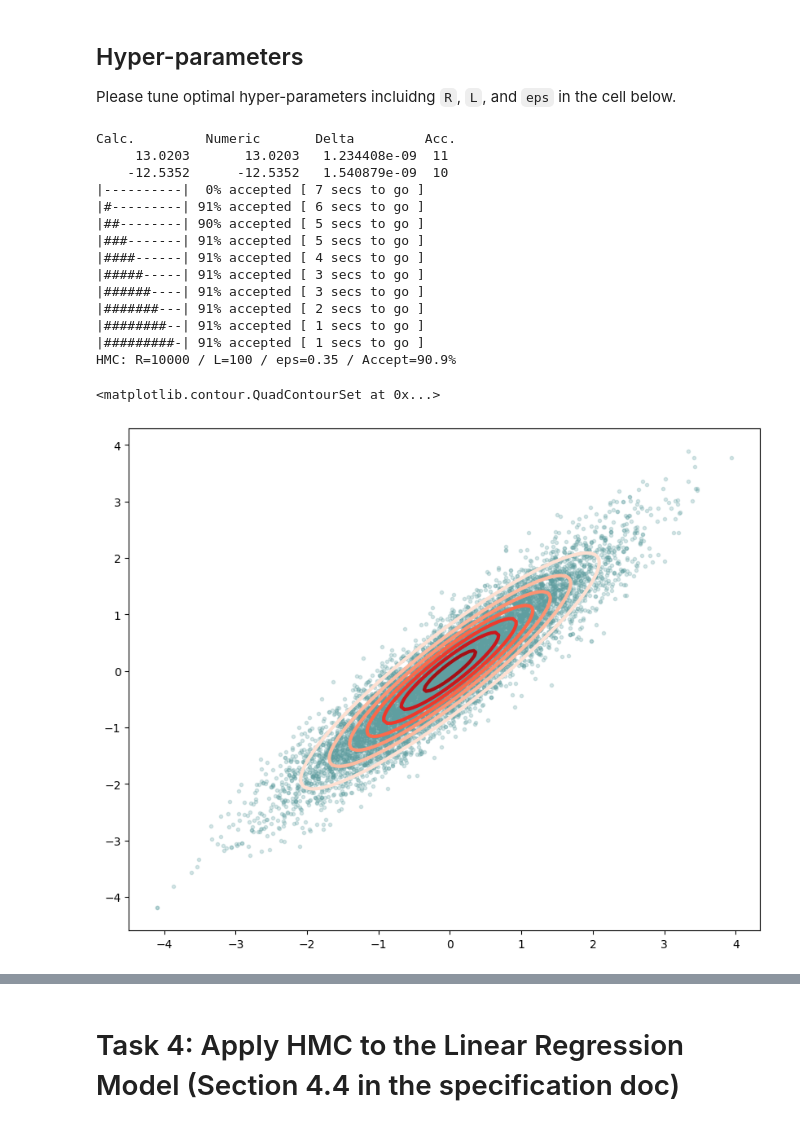
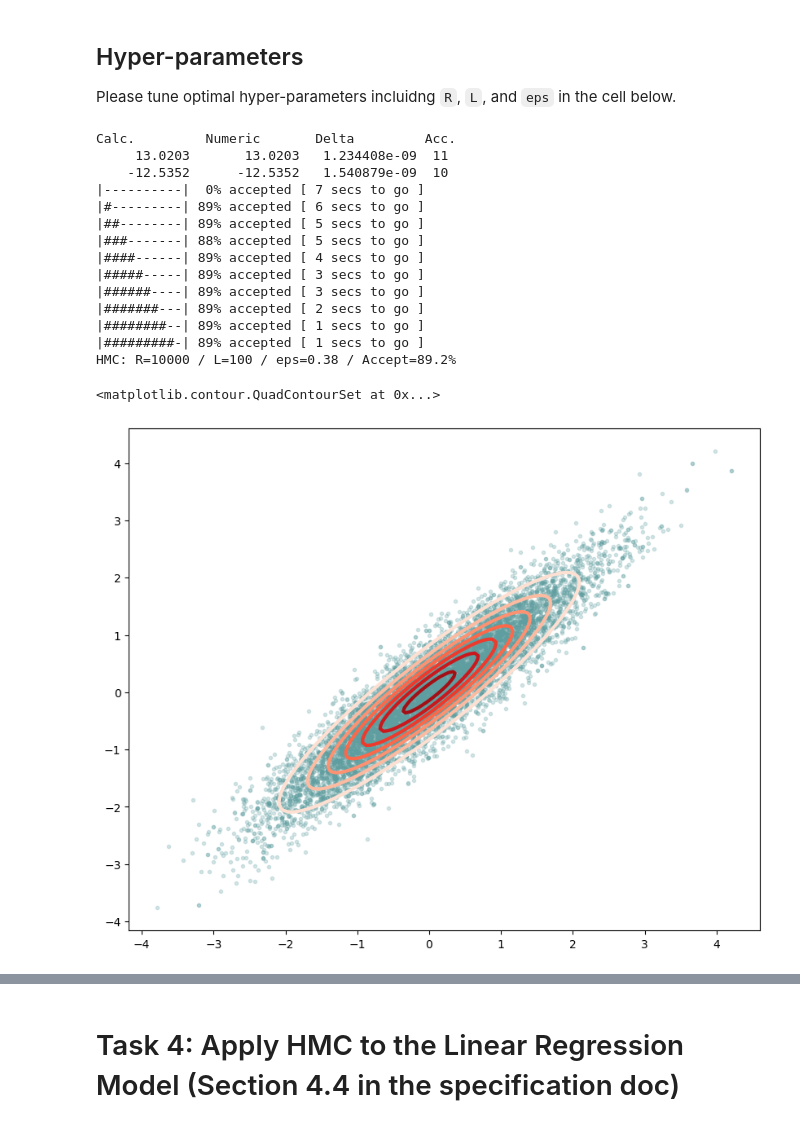
Before and after one commit to rwitobaansheikh/Bayesian_Final_project, a Jupyter notebook: CM50268 BML Final Project 2024/CM50268 BML_Final_Project.ipynb, the cells around one changed output, grey strips where cells are left out. Drawn from its saved outputs; the diff is of its cells as text; code cells hidden in the pictures.

```diff
--- a/CM50268 BML Final Project 2024/CM50268 BML_Final_Project.ipynb
+++ b/CM50268 BML Final Project 2024/CM50268 BML_Final_Project.ipynb
@@ -354,36 +331,36 @@ Please tune optimal hyper-parameters incluidng `R`, `L`, and `eps` in the cell b
 # %%
 np.random.seed(seed=1)  # Fix the random seed for better reproducibility
 
 #### **** YOUR CODE BELOW **** ####
 
 
 R= 10000
 L = 100
-eps = 0.35
+eps = 0.38
 burn = int(R/10)
 
 #### **** YOUR CODE ABOVE **** ####
 
 # HMC sampling
 S, *_ = hmc.sample(x0, energy_func, energy_grad, R, L, eps, burn=burn, checkgrad=True, args=[covar])
 # Plot the figure
 plt.figure(figsize=fsz)
 plt.plot(S[:, 0], S[:, 1], '.', ms=6, color='CadetBlue', alpha=0.25, zorder=0)
 plt.contour(GX, GY, P.reshape((gsz, gsz)), cmap='Reds', linewidths=3, zorder=1)
 # %% [output]
 Calc.         Numeric       Delta         Acc.
      13.0203       13.0203   1.234408e-09  11
     -12.5352      -12.5352   1.540879e-09  10
 |----------|  0% accepted [ 7 secs to go ]
-|#---------| 91% accepted [ 6 secs to go ]
-|##--------| 90% accepted [ 5 secs to go ]
-|###-------| 91% accepted [ 5 secs to go ]
-|####------| 91% accepted [ 4 secs to go ]
-|#####-----| 91% accepted [ 3 secs to go ]
-|######----| 91% accepted [ 3 secs to go ]
-|#######---| 91% accepted [ 2 secs to go ]
-|########--| 91% accepted [ 1 secs to go ]
-|#########-| 91% accepted [ 1 secs to go ]
-HMC: R=10000 / L=100 / eps=0.35 / Accept=90.9%
+|#---------| 89% accepted [ 6 secs to go ]
+|##--------| 89% accepted [ 5 secs to go ]
+|###-------| 88% accepted [ 5 secs to go ]
+|####------| 89% accepted [ 4 secs to go ]
+|#####-----| 89% accepted [ 3 secs to go ]
+|######----| 89% accepted [ 3 secs to go ]
+|#######---| 89% accepted [ 2 secs to go ]
+|########--| 89% accepted [ 1 secs to go ]
+|#########-| 89% accepted [ 1 secs to go ]
+HMC: R=10000 / L=100 / eps=0.38 / Accept=89.2%
 <matplotlib.contour.QuadContourSet at 0x...>
-[figure, old version]
+[figure, new version]
```
Also changed, not shown: parts of 14 cells of this notebook.
